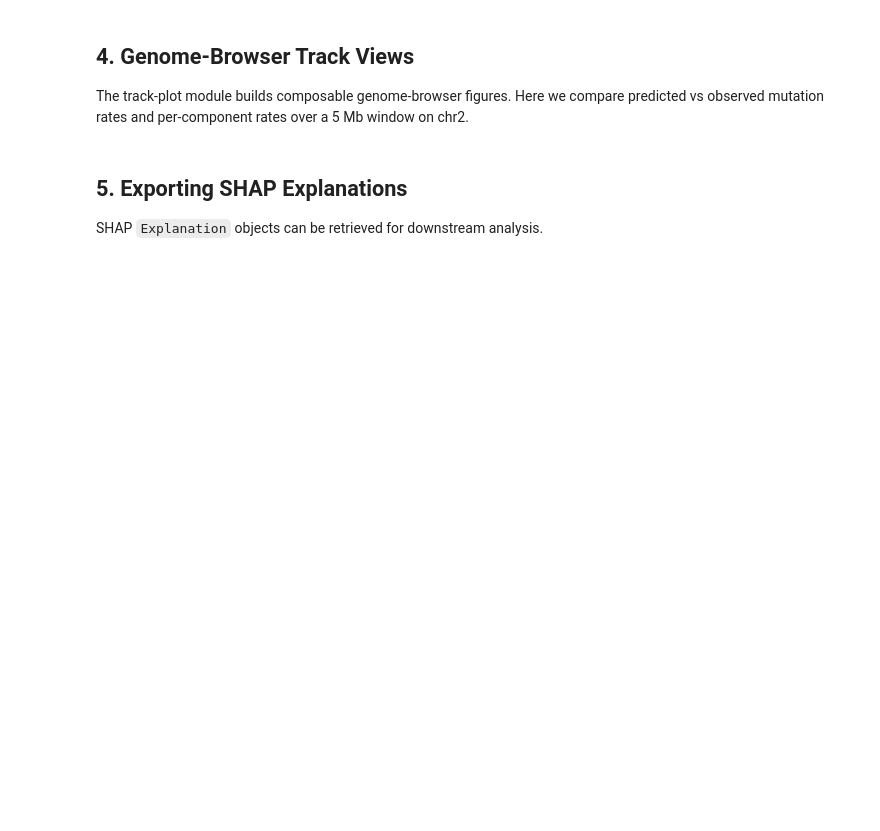
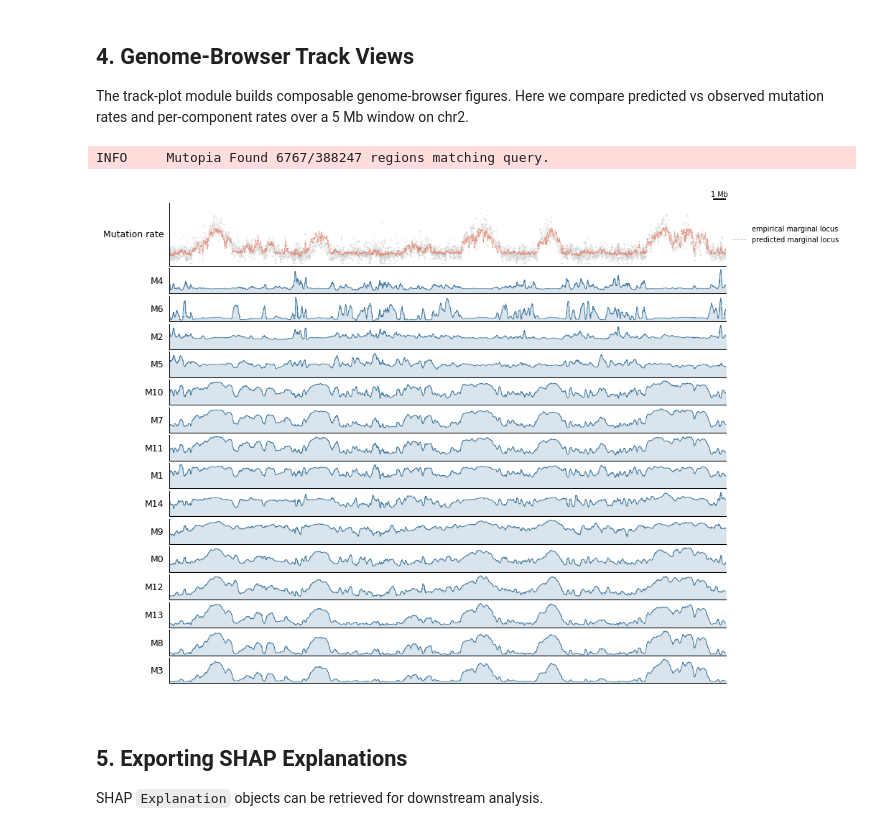
Before and after one commit to sigscape/MuTopia, a Jupyter notebook: website/source/tutorials/4.analyzing_models.ipynb, the cells around one changed output. Saved outputs shown, nothing was run; the diff lists cells and outputs as text; code cells hidden in the pictures; blank space fills up the shorter version.

```diff
--- a/website/source/tutorials/4.analyzing_models.ipynb
+++ b/website/source/tutorials/4.analyzing_models.ipynb
@@ -91,17 +103,21 @@ mu.pl.plot_interaction_matrix(data, components[0])
 The track-plot module builds composable genome-browser figures. Here we compare predicted
 vs observed mutation rates and per-component rates over a 5 Mb window on chr2.
 # %%
-view = tr.make_view(data, 'chr2:50000000-55000000')
+view = tr.make_view(data, 'chr2:10000000-55000000')
 
 def config(view, scalebar_bp):
     return (
         tr.scale_bar(scalebar_bp, scale='mb'),
-        tr.tracks.plot_marginal_observed_vs_expected(view, pred_smooth=7, smooth=7, height=1.25),
+        tr.tracks.plot_marginal_observed_vs_expected(view, pred_smooth=3, smooth=3, height=1.25),
         tr.plot_component_rates(view, *tr.order_components(data)),
         tr.spacer(0.2),
     )
 
 tr.plot_view(config, view, scalebar_bp=1_000_000, width=10)
+None
+# %% [output]
+INFO     Mutopia Found 6767/388247 regions matching query.
+[figure, added]
 # %% [markdown]
 ## 5. Exporting SHAP Explanations
 
```
Also changed, not shown: parts of 4 cells of this notebook, 6 other files.
